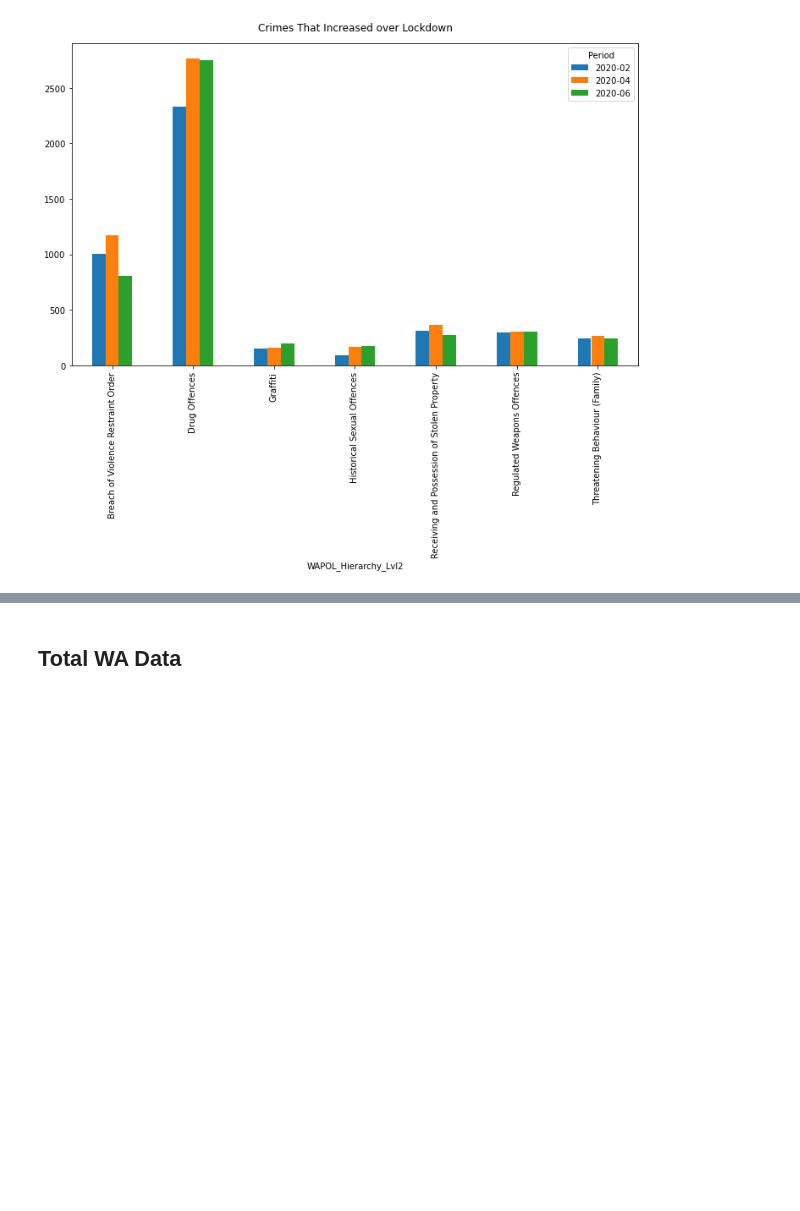
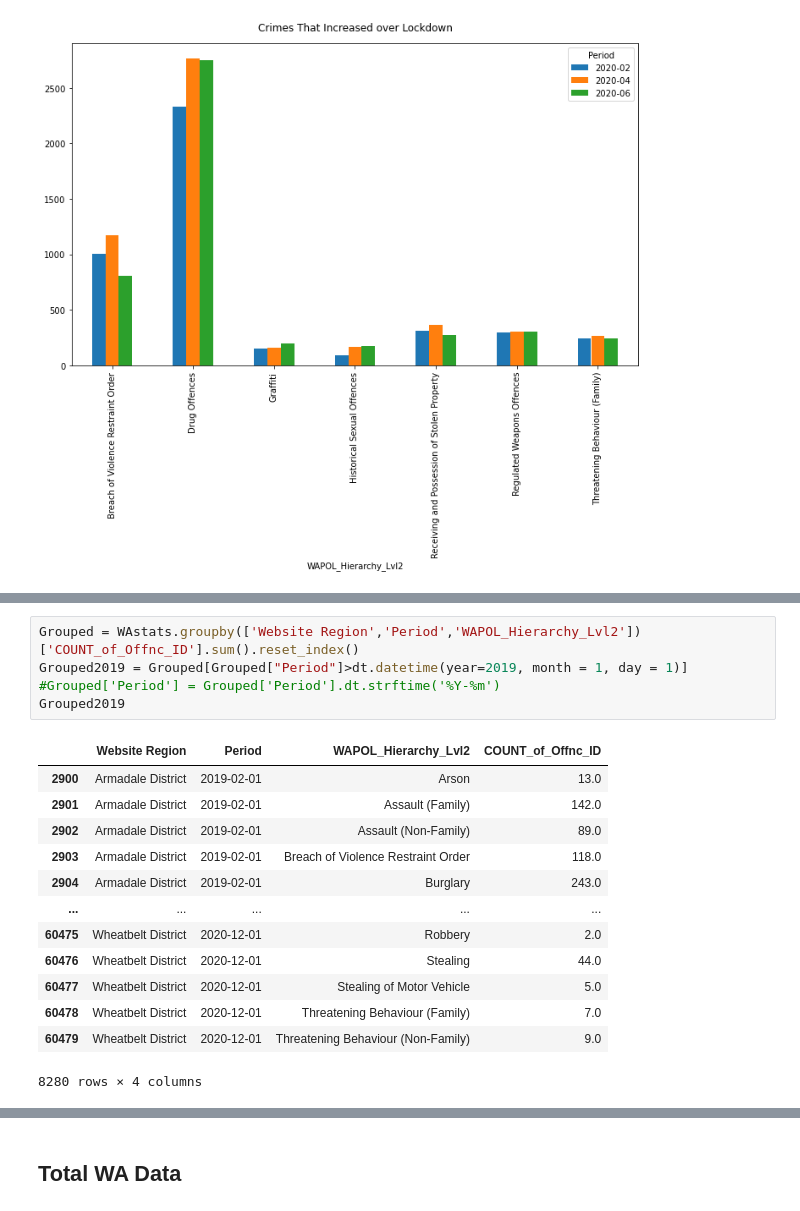
Before and after one commit to FernB/WACrimeRatesCovid19, a Jupyter notebook: WACrimeStatistics.ipynb, the cells around one changed output, grey strips where cells are left out. Drawn from its saved outputs; the diff is of its cells as text; blank space fills up the shorter version.

```diff
--- a/WACrimeStatistics.ipynb
+++ b/WACrimeStatistics.ipynb
@@ -653,0 +785,19 @@ plt.show()
+# %%
+Grouped = WAstats.groupby(['Website Region','Period','WAPOL_Hierarchy_Lvl2'])['COUNT_of_Offnc_ID'].sum().reset_index()
+Grouped2019 = Grouped[Grouped["Period"]>dt.datetime(year=2019, month = 1, day = 1)]
+#Grouped['Period'] = Grouped['Period'].dt.strftime('%Y-%m')
+Grouped2019
+# %% [output]
+|  | Website Region | Period | WAPOL_Hierarchy_Lvl2 | COUNT_of_Offnc_ID |
+| 2900 | Armadale District | 2019-02-01 | Arson | 13.0 |
+| 2901 | Armadale District | 2019-02-01 | Assault (Family) | 142.0 |
+| 2902 | Armadale District | 2019-02-01 | Assault (Non-Family) | 89.0 |
+| 2903 | Armadale District | 2019-02-01 | Breach of Violence Restraint Order | 118.0 |
+| 2904 | Armadale District | 2019-02-01 | Burglary | 243.0 |
+| ... | ... | ... | ... | ... |
+| 60475 | Wheatbelt District | 2020-12-01 | Robbery | 2.0 |
+| 60476 | Wheatbelt District | 2020-12-01 | Stealing | 44.0 |
+| 60477 | Wheatbelt District | 2020-12-01 | Stealing of Motor Vehicle | 5.0 |
+| 60478 | Wheatbelt District | 2020-12-01 | Threatening Behaviour (Family) | 7.0 |
+| 60479 | Wheatbelt District | 2020-12-01 | Threatening Behaviour (Non-Family) | 9.0 |
+8280 rows × 4 columns
```
Also changed, not shown: parts of 26 cells of this notebook, 19 other files.
